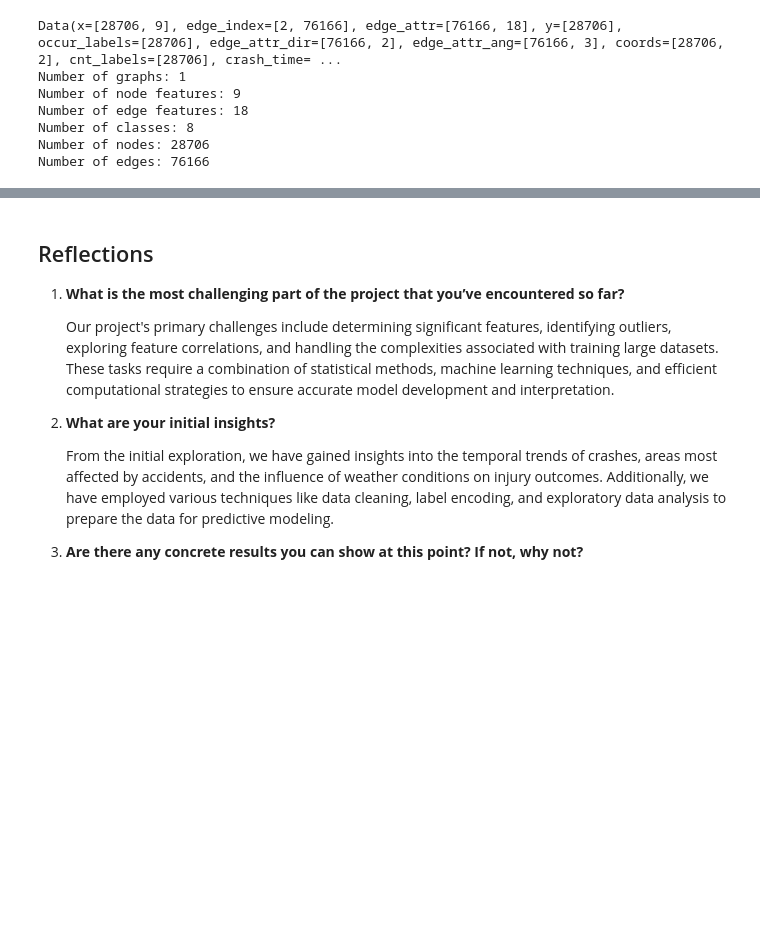
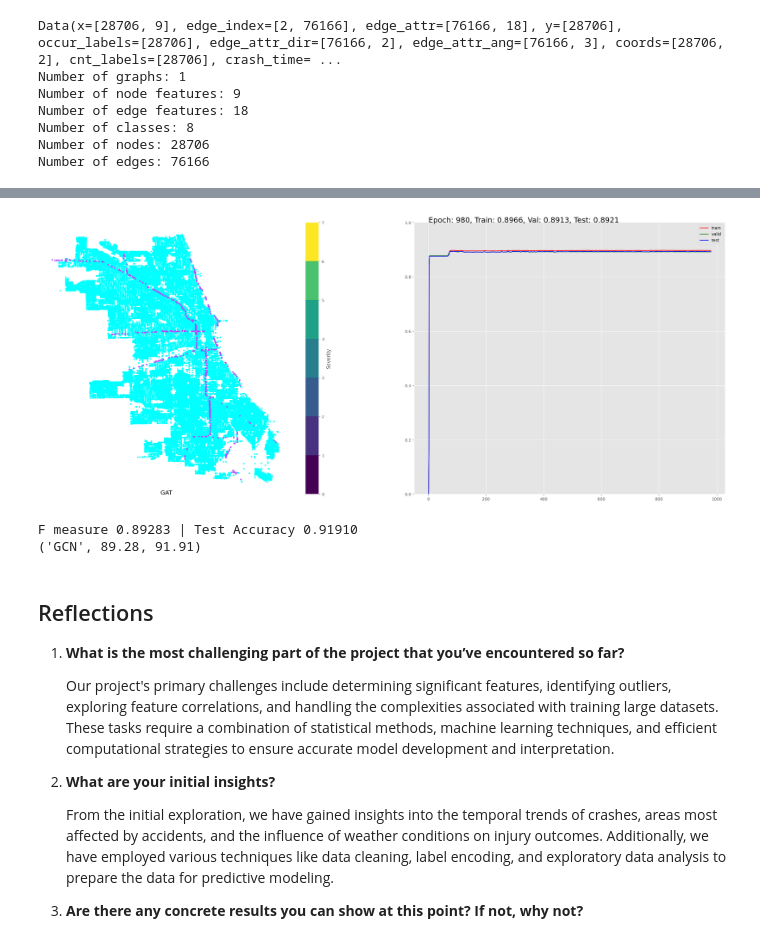
Before and after one commit to uic-cs418-traffic-crash-prediction/cs-418-traffic-crash-prediction, a Jupyter notebook: Crash_Prediction.ipynb, the cells around one changed output, grey strips where cells are left out. Cells and saved outputs as stored; diff of their text form; code cells hidden in the pictures; blank space fills up the shorter version.

```diff
--- a/Crash_Prediction.ipynb
+++ b/Crash_Prediction.ipynb
@@ -1046,6 +1046,23 @@ class GCN(torch.nn.Module):
         x = self.fc1(x)
         return F.log_softmax(x, dim=1)
 
+class GAT(torch.nn.Module):
+    def __init__(self, dim=d):
+        super(GAT, self).__init__()
+        self.conv1 = pyg_nn.GATConv(dataset.num_features, dim, edge_dim=edge_attr_all.shape[1])
+        self.conv2 = pyg_nn.GATConv(dim, dim, edge_dim=edge_attr_all.shape[1])
+        self.fc1 = nn.Linear(dim, dataset.num_classes)
+
+    def forward(self):
+        x, edge_index, edge_attr = data.x, data.edge_index, edge_attr_all
+        x = F.relu(self.conv1(x, edge_index, edge_attr))
+        x = F.dropout(x, p=p, training=self.training)
+        x = F.relu(self.conv2(x, edge_index, edge_attr))
+        x = self.fc1(x)
+        return F.log_softmax(x, dim=1)
+
+
+
 d=16
 p=0.5
 all_res = []
@@ -1082,3 +1099,12 @@ F measure 0.89254 | Test Accuracy 0.91875
+# %%
+model = GAT()
+optimizer = torch.optim.Adam(model.parameters(), lr=0.01, weight_decay=5e-4)
+res = train_loop(model, data, optimizer, num_epochs, 'GAT')
+print(('GAT',) + res )
+# %% [output]
+[figure, added]
+F measure 0.89283 | Test Accuracy 0.91910
+('GCN', 89.28, 91.91)
 # %% [markdown]
 ## Reflections
 
```
Also changed, not shown: parts of 1 cell of this notebook.
